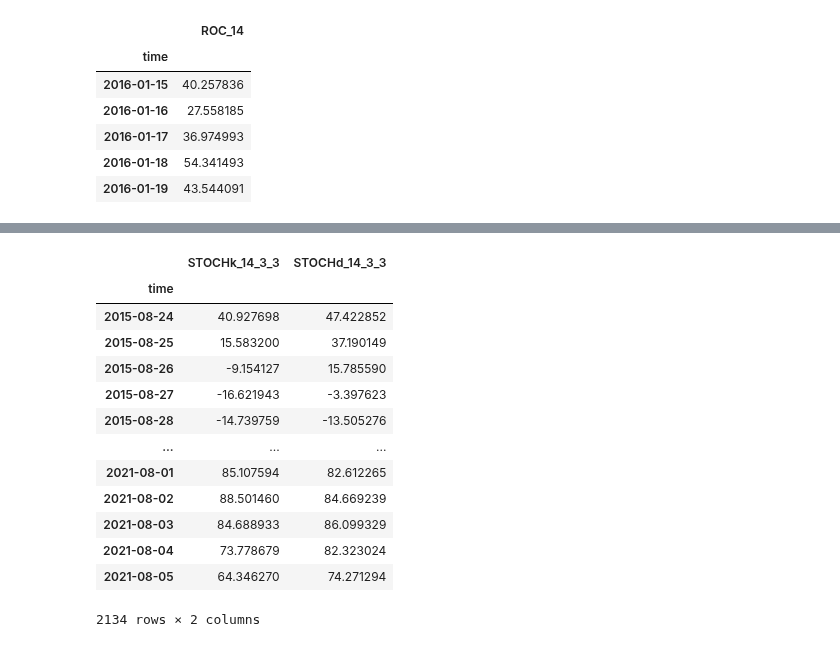
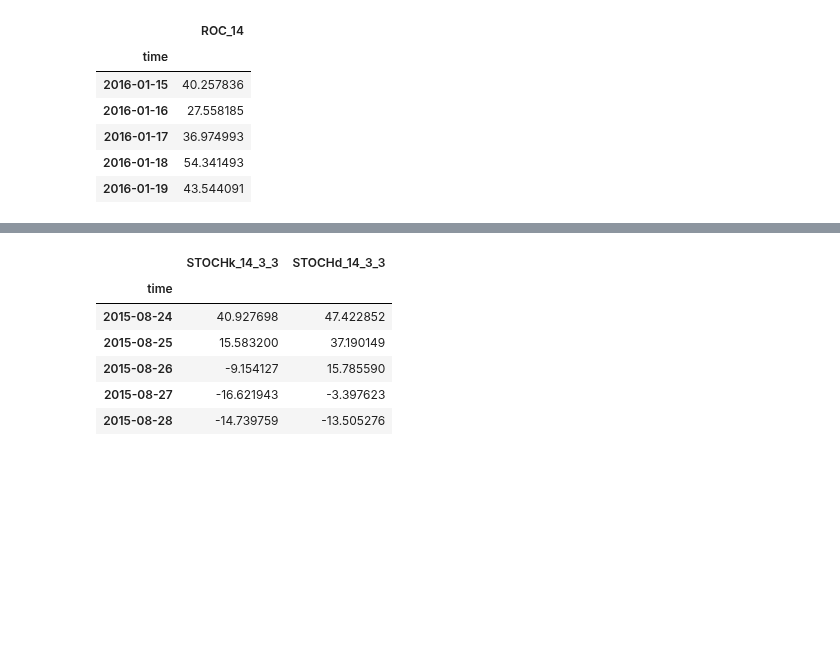
Before and after one commit to dbogatic/crypto-analysis, a Jupyter notebook: eth_price_direction.ipynb, the cells around one changed output, grey strips where cells are left out. Cells and saved outputs as stored; diff of their text form; code cells hidden in the pictures; blank space fills up the shorter version.

```diff
--- a/eth_price_direction.ipynb
+++ b/eth_price_direction.ipynb
@@ -140,25 +133,18 @@ mfi_eth
 # %%
 # Read in Stochastic Oscilator (STOCH) data
 stoch_eth = pd.read_csv('/Users/draganbogatic/Documents/Fin_Tech/crypto-analysis/resources/stoch_eth.csv', parse_dates=True)
 stoch_eth = stoch_eth.rename(columns={'Date':'time'})
 stoch_eth['time'] = pd.to_datetime(stoch_eth['time']).dt.date
 stoch_eth = stoch_eth.set_index('time').dropna()
-stoch_eth
+stoch_eth.head()
 # %% [output]
 |  | STOCHk_14_3_3 | STOCHd_14_3_3 |
 | time |  |  |
 | 2015-08-24 | 40.927698 | 47.422852 |
 | 2015-08-25 | 15.583200 | 37.190149 |
 | 2015-08-26 | -9.154127 | 15.785590 |
 | 2015-08-27 | -16.621943 | -3.397623 |
 | 2015-08-28 | -14.739759 | -13.505276 |
-| ... | ... | ... |
-| 2021-08-01 | 85.107594 | 82.612265 |
-| 2021-08-02 | 88.501460 | 84.669239 |
-| 2021-08-03 | 84.688933 | 86.099329 |
-| 2021-08-04 | 73.778679 | 82.323024 |
-| 2021-08-05 | 64.346270 | 74.271294 |
-2134 rows × 2 columns
 # %%
 # Read in True Strength (TSI) data
 tsi_eth = pd.read_csv('/Users/draganbogatic/Documents/Fin_Tech/crypto-analysis/resources/tsi_eth.csv', parse_dates=True)
```
Also changed, not shown: parts of 11 cells of this notebook, 14 other files.
